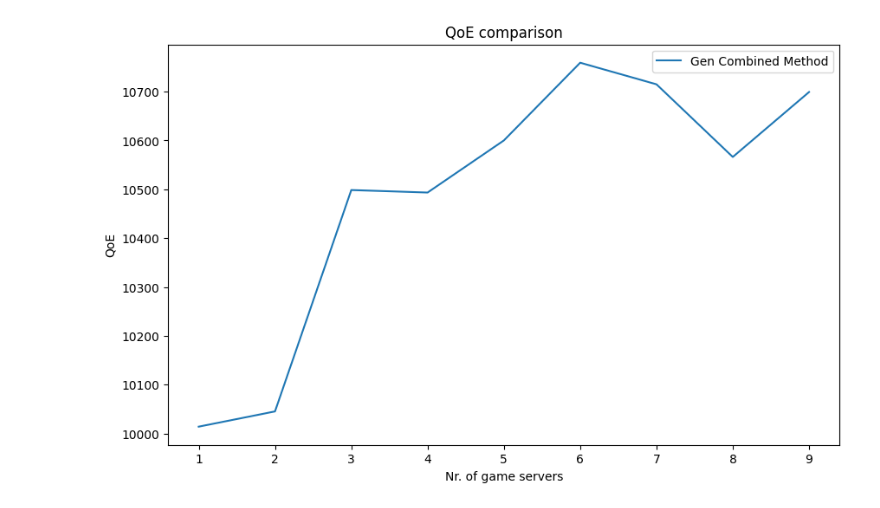
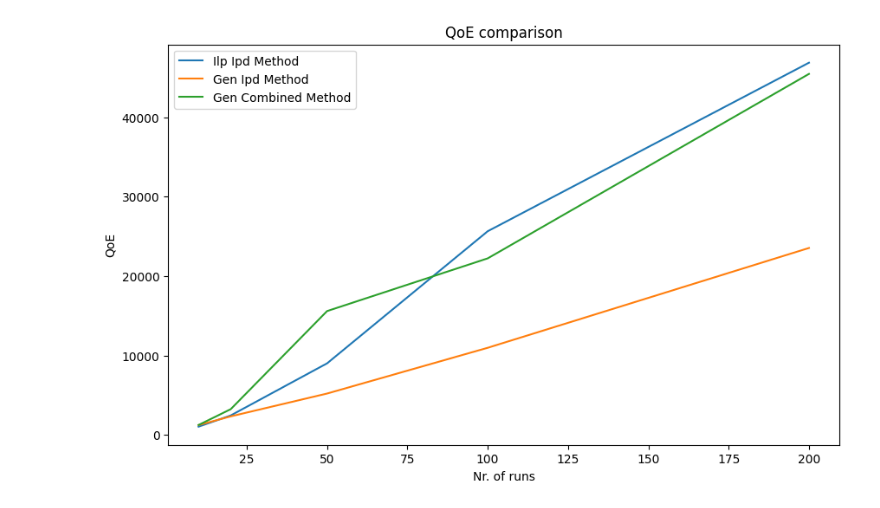
Before and after one commit to savelugi/cloud_work, a Jupyter notebook: testing.ipynb, the cells around one changed output. Saved outputs shown, nothing was run; the diff lists cells and outputs as text; code cells hidden in the pictures.

```diff
--- a/testing.ipynb
+++ b/testing.ipynb
@@ -152,8 +143,15 @@ config_file = "/Users/ebenbot/Documents/University/cloud_work/config.ini"
 config = read_configuration(config_file)
 save_dir = get_save_dir(config)
 _, _, _, _, active_models = get_toggles_from_config(config)
+active_models = ['ilp_sum', 'ilp_ipd', 'gen_sum', 'gen_combined']
+active_models = ['ilp_sum', 'ilp_ipd', 'gen_sum', 'gen_ipd', 'gen_combined']
+#active_models = ['ilp_sum', 'gen_sum']
+
+csv_file_name = '20240507212954_germany/germany_10_20240507212954.csv'
+#csv_file_name = '20240525102530_usa/usa_100_20240525102530.csv'
+#csv_file_name = '20240528214638_usa/usa_100_20240528214638.csv'
+#csv_file_name = '20240528223231_usa/usa_100_20240528223231.csv'
 
 
-#csv_file_name = '20240508160331_usa/usa_100_20240508160331.csv'
-csv_file_name = '20240508160331_usa/usa_100_20240508160331.csv'
+#csv_file_name = '20240523142417_usa/usa_100_20240523142417.csv'
 df_results = pd.read_csv(save_dir + csv_file_name, comment='#')
@@ -160,6 +176,6 @@ df_results = pd.read_csv(save_dir + csv_file_name, comment='#')
 # %%
-draw_compare_plot(*active_models, df=df_results, x='max_allowed_delay', x_label='Nr. of game servers',
+draw_compare_plot(*active_models, df=df_results, x='num_players', x_label='Nr. of runs',
                     plot_type='qoe_score_', y_label='QoE',
                     title='QoE comparison', invert=False)
 # %% [output]
-[figure, old version]
+[figure, new version]
```
Also changed, not shown: parts of 20 cells of this notebook, 12 other files.
